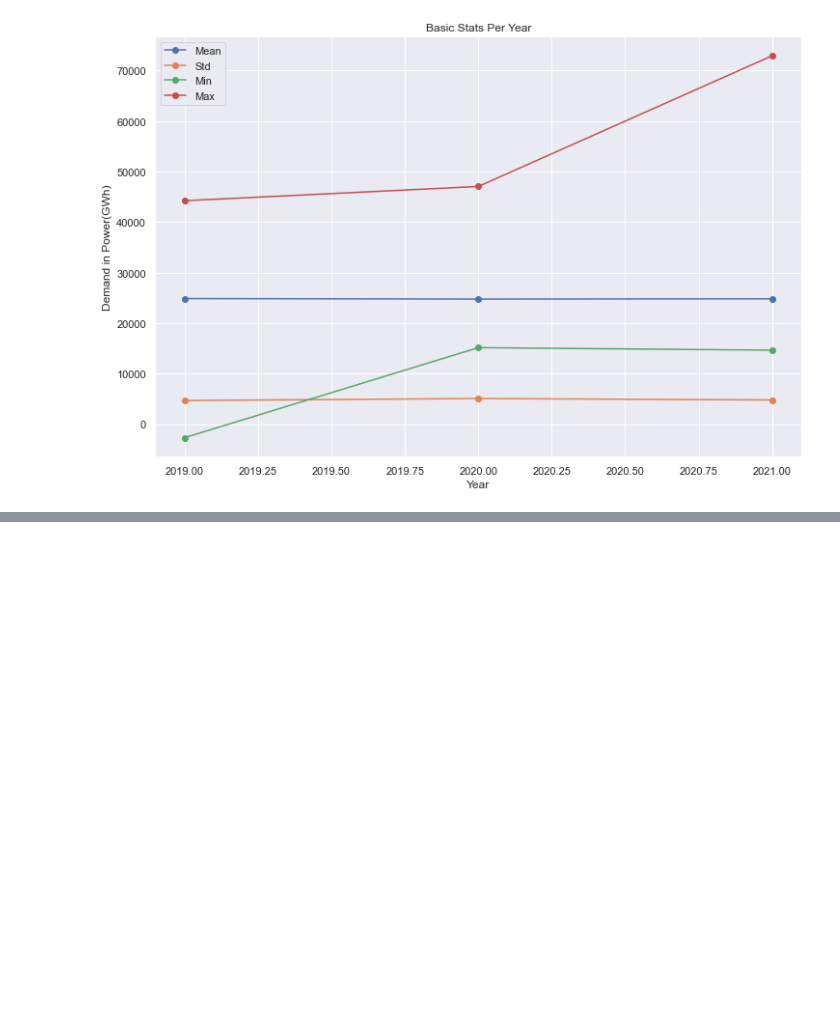
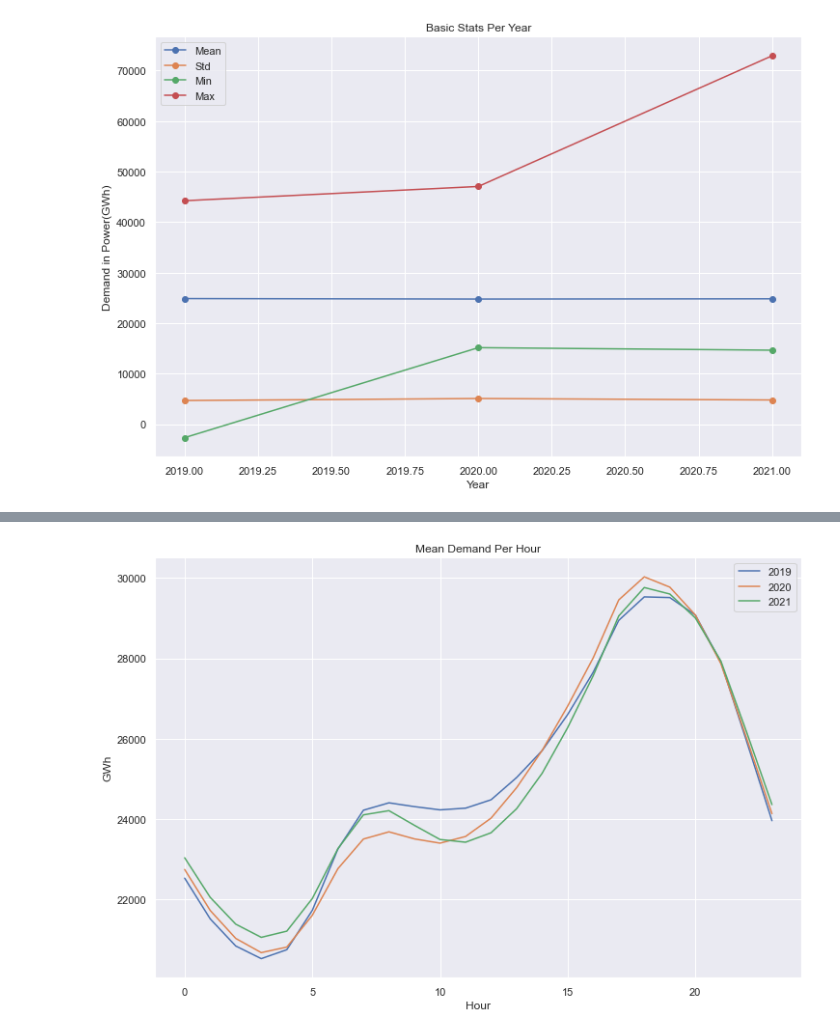
Before and after one commit to gkontogiannhs/Data-Mining, a Jupyter notebook: temp.ipynb, the cells around one changed output, grey strips where cells are left out. Saved outputs shown, nothing was run; the diff lists cells and outputs as text; code cells hidden in the pictures; blank space fills up the shorter version.

```diff
--- a/temp.ipynb
+++ b/temp.ipynb
@@ -199 +132,13 @@ basic_stats_year_month.plot(xlabel='Year-Month', ylabel='Demand in Power(GWh)',
 [figure]
+# %%
+average_hour_per_year = demands.groupby(by=[demands.index.year, demands.index.hour]).mean()
+pyplot.title('Mean Demand Per Hour')
+pyplot.xlabel('Hour')
+pyplot.ylabel('GWh')
+pyplot.plot(average_hour_per_year[:24]['Current demand'].values, label='2019')
+pyplot.plot(average_hour_per_year[24:48]['Current demand'].values, label='2020')
+pyplot.plot(average_hour_per_year[48:]['Current demand'].values, label='2021')
+pyplot.legend(loc='best')
+pyplot.show()
+# %% [output]
+[figure, added]
```
Also changed, not shown: parts of 9 cells of this notebook, 11 other files.
